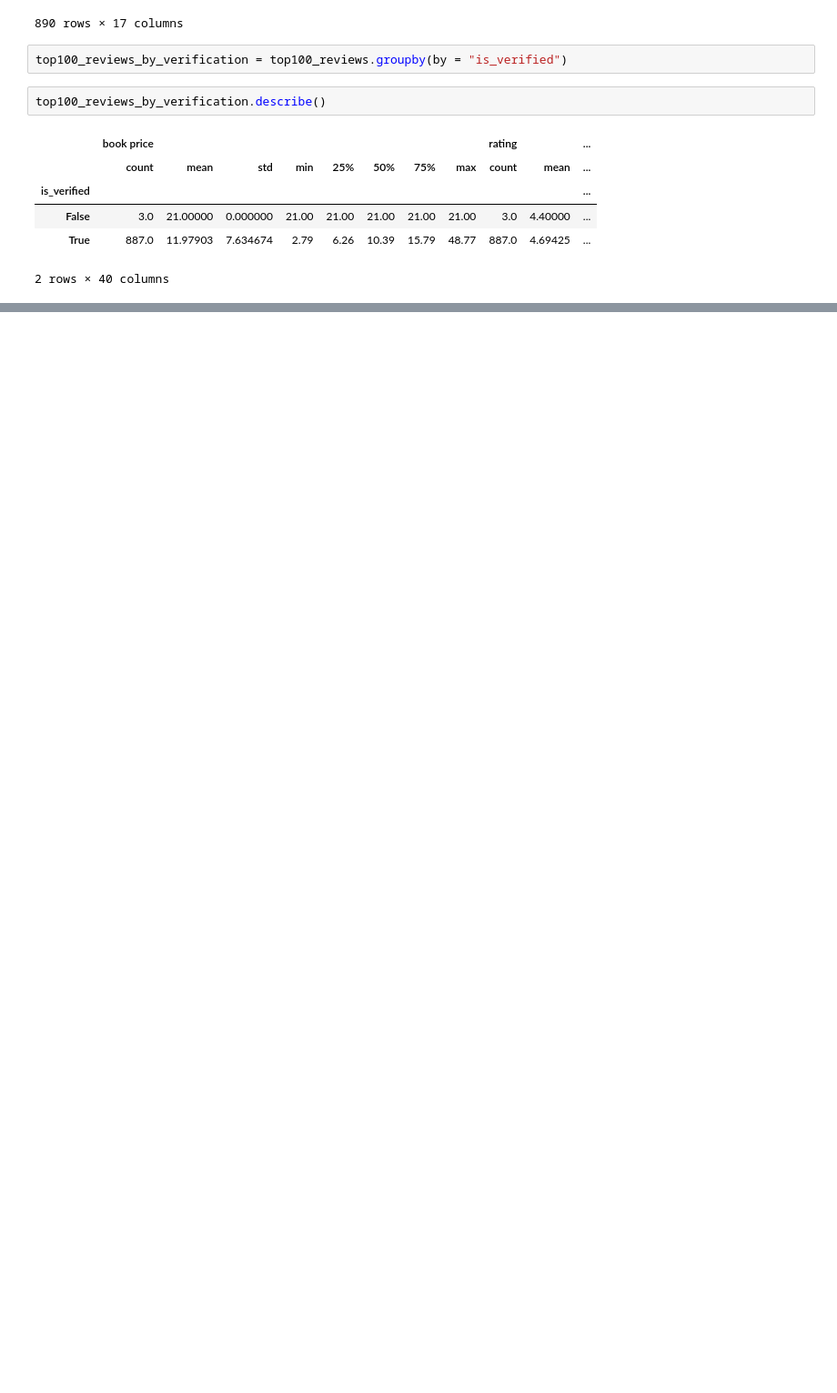
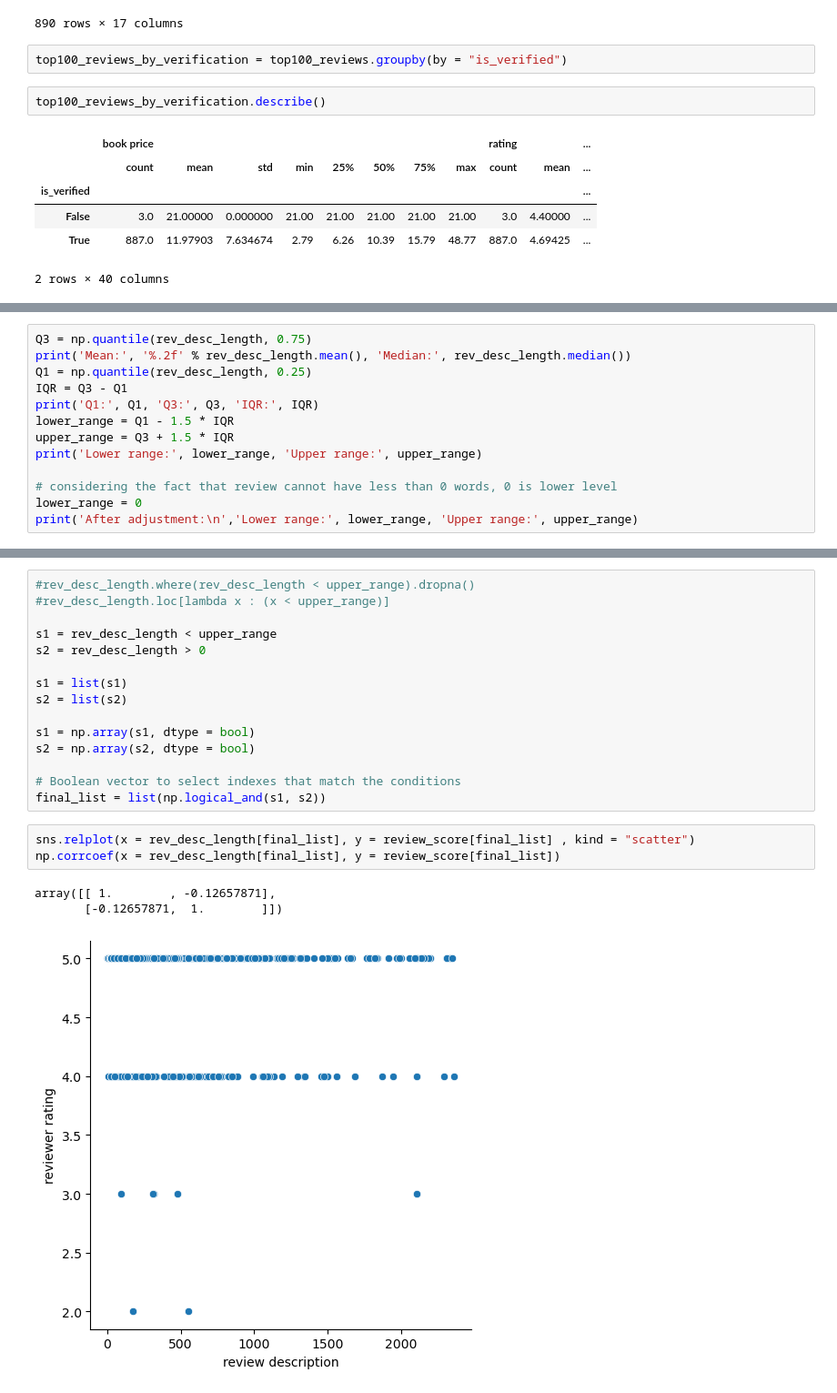
Before and after one commit to SOPP-EC/Top-100-Bestselling-Book-Reviews, a Jupyter notebook: top-100-bestselling-book-reviews.ipynb, the cells around one changed output, grey strips where cells are left out. Shown at 91% size. Cells and saved outputs as stored; diff of their text form; blank space fills up the shorter version.

```diff
--- a/top-100-bestselling-book-reviews.ipynb
+++ b/top-100-bestselling-book-reviews.ipynb
@@ -97,0 +132,13 @@ top100_reviews.query('is_verified == False')
+# %%
+Q3 = np.quantile(rev_desc_length, 0.75)
+print('Mean:', '%.2f' % rev_desc_length.mean(), 'Median:', rev_desc_length.median())
+Q1 = np.quantile(rev_desc_length, 0.25)
+IQR = Q3 - Q1
+print('Q1:', Q1, 'Q3:', Q3, 'IQR:', IQR)
+lower_range = Q1 - 1.5 * IQR
+upper_range = Q3 + 1.5 * IQR
+print('Lower range:', lower_range, 'Upper range:', upper_range)
+
+# considering the fact that review cannot have less than 0 words, 0 is lower level
+lower_range = 0
+print('After adjustment:\n','Lower range:', lower_range, 'Upper range:', upper_range)
@@ -97,0 +151,22 @@ top100_reviews.query('is_verified == False')
+# %%
+#rev_desc_length.where(rev_desc_length < upper_range).dropna()
+#rev_desc_length.loc[lambda x : (x < upper_range)]
+
+s1 = rev_desc_length < upper_range
+s2 = rev_desc_length > 0
+
+s1 = list(s1)
+s2 = list(s2)
+
+s1 = np.array(s1, dtype = bool)
+s2 = np.array(s2, dtype = bool)
+
+# Boolean vector to select indexes that match the conditions
+final_list = list(np.logical_and(s1, s2))
+# %%
+sns.relplot(x = rev_desc_length[final_list], y = review_score[final_list] , kind = "scatter")
+np.corrcoef(x = rev_desc_length[final_list], y = review_score[final_list])
+# %% [output]
+array([[ 1.        , -0.12657871],
+       [-0.12657871,  1.        ]])
+[figure, added]
```
Also changed, not shown: parts of 10 cells of this notebook.
